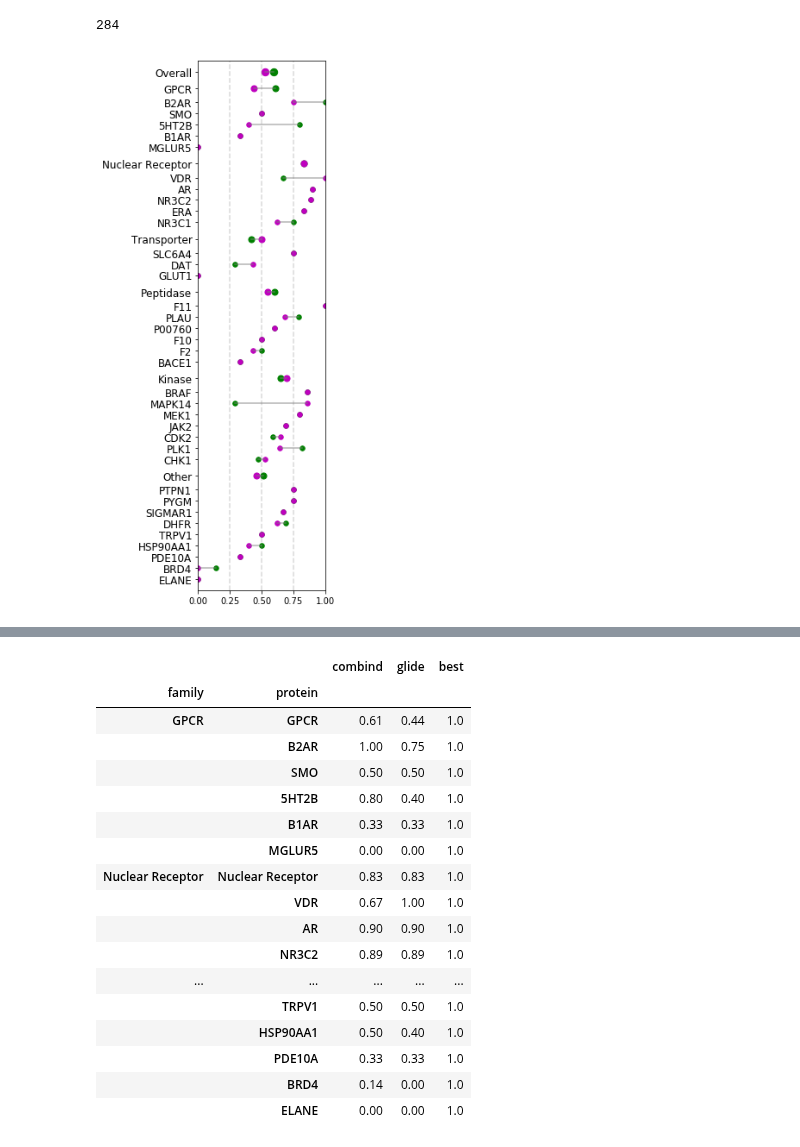
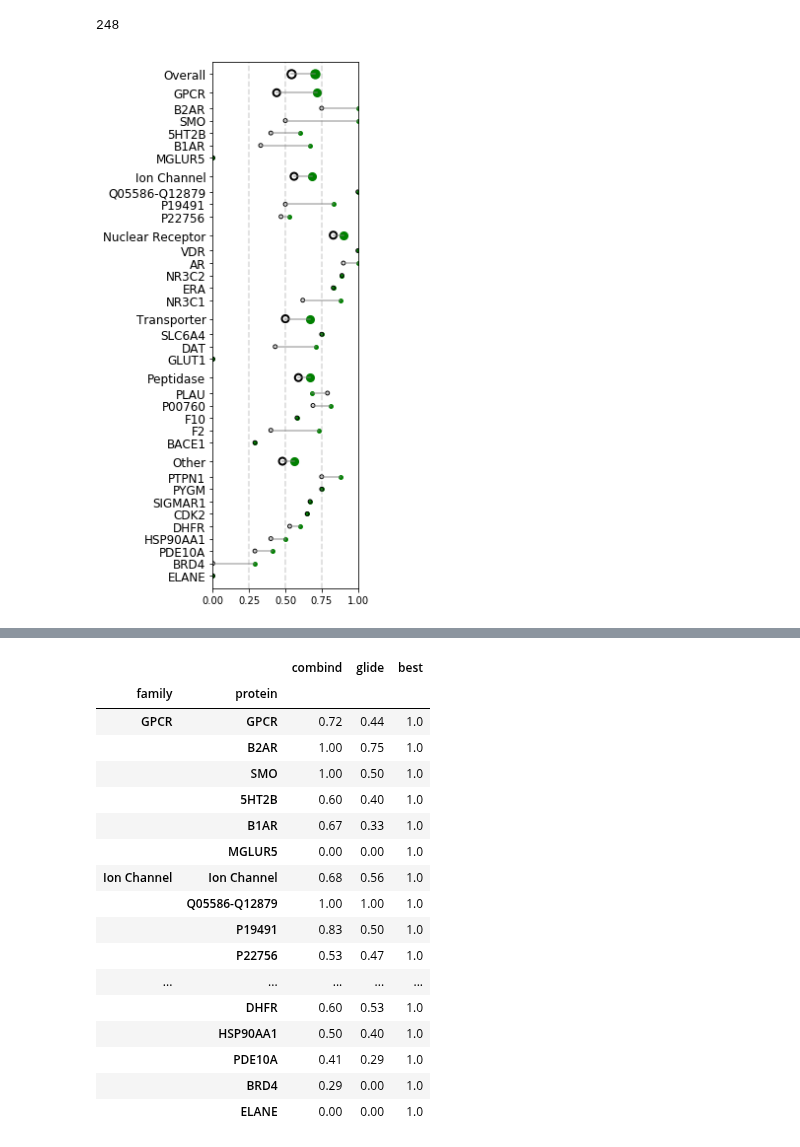
Before and after one commit to orangese/combind_multistruct_benchmarking, a Jupyter notebook: notebooks/paper/combind_performance_table.ipynb, the cells around one changed output, grey strips where cells are left out. Drawn from its saved outputs; the diff is of its cells as text; code cells hidden in the pictures.

Commit message:
Updated benchmarking figures.

```diff
--- a/notebooks/paper/combind_performance_table.ipynb
+++ b/notebooks/paper/combind_performance_table.ipynb
@@ -50,13 +50,12 @@ def dumbell(table, drug=None, save=None):
             lw = 2
             alpha = 1
         else:
-            s = 30
+            s = 15
             lw = 1
             alpha = 1
 
-        plt.scatter(c, i, c = 'g', s=s, alpha=alpha)
-        plt.scatter(g, i, c = 'm', s=s, alpha=alpha)
-        #plt.annotate("", xy=(c, i), xytext=(g, i), arrowprops=dict(arrowstyle="->"))
+        plt.scatter(c, i, c = 'g', s=s, alpha=alpha, lw=lw)
+        plt.scatter(g, i, edgecolors = 'k', facecolors='none', s=s, alpha=alpha, lw=lw)
         plt.plot([g, c], [i, i], c ='grey', alpha=0.6)
 
     if drug is not None:
@@ -66,8 +65,8 @@ def dumbell(table, drug=None, save=None):
         c = drug['combind_correct'][0]
         g = drug['glide_correct'][0]
         plt.plot([g, c], [i, i], c ='grey', alpha=0.6)
-        plt.scatter(c, i, c = 'g', s=70)
-        plt.scatter(g, i, c = 'm', s=70)
+        plt.scatter(c, i, c = 'g', s=70, lw=lw)
+        plt.scatter(g, i, edgecolors = 'k', facecolors='none', s=70, lw=lw)
 
     plt.axvline(0.25, ls='--', c='grey', alpha=0.3)
     plt.axvline(0.5, ls='--', c='grey', alpha=0.3)
@@ -84,7 +83,8 @@ def dumbell(table, drug=None, save=None):
 
 def run(helpers, aggregate, method='standard', save=None):
     ligs = 0 if helpers == 'pdb' else 20
-    data = get_data(helpers, ['stats21'], True)
+    data = get_data(helpers, 'stats104', True)
+
     ligand = data.xs((helpers, method, ligs, 'mcss_contact_hbond_sb', 1.0),
                       level=('helpers', 'mode', 'n_ligs', 'features', 'alpha')).filter(regex='rmsd|correct')
     target = ligand.groupby(level=list(range(len(ligand.index.levels)-1))).mean().dropna()
@@ -98,7 +98,7 @@ def run(helpers, aggregate, method='standard', save=None):
     print(drug_average(family).filter(regex='correct'))
     return table
 # %%
-run('pdb', 'ligand')
+run('best_affinity_diverse', 'ligand')
 # %% [output]
-284
+248
-[figure, old version]
+[figure, new version]
@@ -108,18 +108,18 @@ stats21         0.594483       0.527341           1.0
 |  |  | combind | glide | best |
 | family | protein |  |  |  |
-| GPCR | GPCR | 0.61 | 0.44 | 1.0 |
+| GPCR | GPCR | 0.72 | 0.44 | 1.0 |
 |  | B2AR | 1.00 | 0.75 | 1.0 |
-|  | SMO | 0.50 | 0.50 | 1.0 |
-|  | 5HT2B | 0.80 | 0.40 | 1.0 |
-|  | B1AR | 0.33 | 0.33 | 1.0 |
+|  | SMO | 1.00 | 0.50 | 1.0 |
+|  | 5HT2B | 0.60 | 0.40 | 1.0 |
+|  | B1AR | 0.67 | 0.33 | 1.0 |
 |  | MGLUR5 | 0.00 | 0.00 | 1.0 |
-| Nuclear Receptor | Nuclear Receptor | 0.83 | 0.83 | 1.0 |
-|  | VDR | 0.67 | 1.00 | 1.0 |
-|  | AR | 0.90 | 0.90 | 1.0 |
-|  | NR3C2 | 0.89 | 0.89 | 1.0 |
+| Ion Channel | Ion Channel | 0.68 | 0.56 | 1.0 |
+|  | Q05586-Q12879 | 1.00 | 1.00 | 1.0 |
+|  | P19491 | 0.83 | 0.50 | 1.0 |
+|  | P22756 | 0.53 | 0.47 | 1.0 |
 | ... | ... | ... | ... | ... |
-|  | TRPV1 | 0.50 | 0.50 | 1.0 |
+|  | DHFR | 0.60 | 0.53 | 1.0 |
 |  | HSP90AA1 | 0.50 | 0.40 | 1.0 |
-|  | PDE10A | 0.33 | 0.33 | 1.0 |
-|  | BRD4 | 0.14 | 0.00 | 1.0 |
+|  | PDE10A | 0.41 | 0.29 | 1.0 |
+|  | BRD4 | 0.29 | 0.00 | 1.0 |
 |  | ELANE | 0.00 | 0.00 | 1.0 |
```
Also changed, not shown: parts of 9 cells of this notebook, 11 other files.
